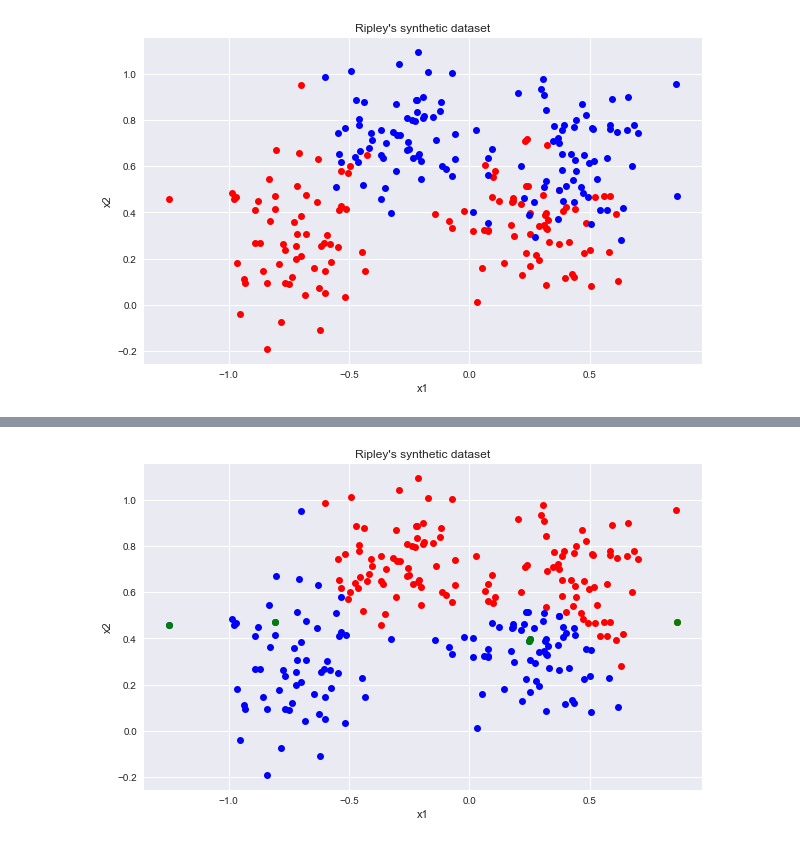
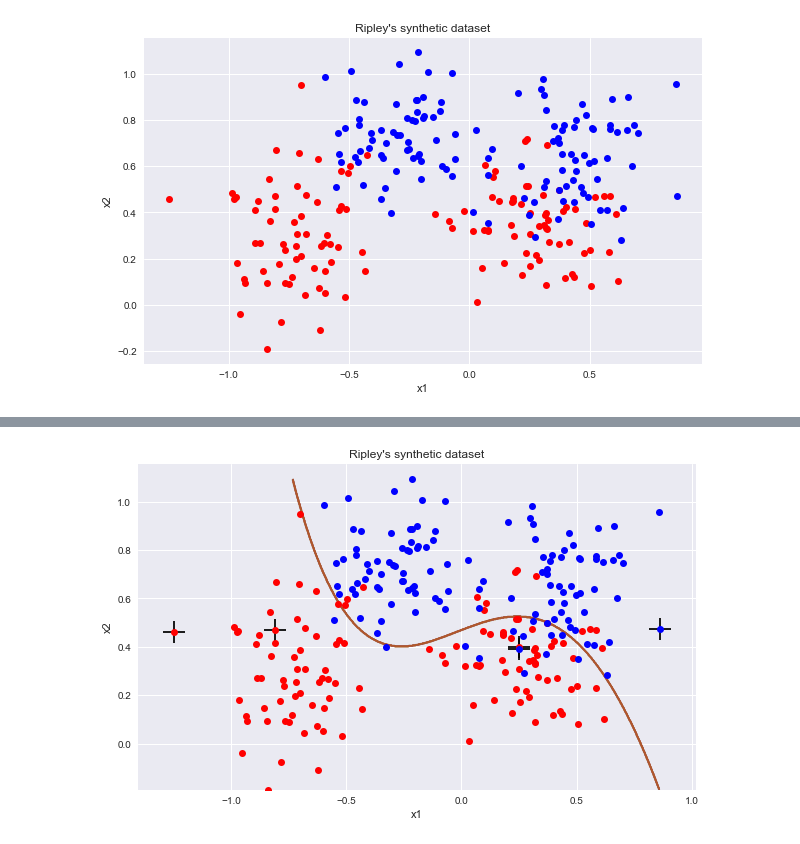
Before and after one commit to PPSantos/DD2434_proj, a Jupyter notebook: src/classification.ipynb, the cells around one changed output, grey strips where cells are left out. Saved outputs shown, nothing was run; the diff lists cells and outputs as text; code cells hidden in the pictures.

Commit message:
decision boundary

```diff
--- a/src/classification.ipynb
+++ b/src/classification.ipynb
@@ -28,7 +28,7 @@ X = np.concatenate((classA, classB), axis=1).T
 
 T = np.concatenate((np.ones(N), np.zeros(N)), axis=0)'''
 
-data = np.loadtxt(open("dataset.csv", "rb"))
+data = np.loadtxt(open("datasets/ripley.csv", "rb"))
 X = data[:, :2]
 T = data[:, 2]
 
@@ -53,12 +53,8 @@ rvc.fit(X,T)
 relevance_vect = rvc.get_relevance_vectors()
 print(" nb rel : ", relevance_vect.shape)
 indexes_relev_vect = [i for i,x in enumerate(X) if x in relevance_vect]
-pred = rvc.predict_proba(X)
-#print(pred)
-
-'''rvc = RVC(verbose=True)
-rvc.fit(X,T)
-'''
+pred = rvc.predict(X)
+print(pred)
 # %% [output]
 A Jupyter Widget
  nb rel :  (5, 2)
@@ -86,15 +68,32 @@ print(pred)
 # %%
-classA_pred = np.argwhere(pred > 0.5)
-classB_pred = np.argwhere(pred <= 0.5)
+'''classA_pred = np.argwhere(pred == 0)
+classB_pred = np.argwhere(pred == 1)'''
+
+h = 0.002  # step size in the mesh
+# create a mesh to plot in
+x_min, x_max = X[:, 0].min(), X[:, 0].max()
+y_min, y_max = X[:, 1].min(), X[:, 1].max()
+xx, yy = np.meshgrid(np.arange(x_min, x_max, h),
+                     np.arange(y_min, y_max, h))
+
+
+# Plot the decision boundary. For that, we will assign a color to each
+# point in the mesh [x_min, m_max]x[y_min, y_max].
+Z = rvc.predict(np.c_[xx.ravel(), yy.ravel()])
+
+# Put the result into a color plot
+Z = Z.reshape(xx.shape)
 
 fig = plt.figure(figsize=(10, 6))
 sns.set(style="darkgrid")
-plt.plot(X[classA_pred, 0], X[classA_pred, 1], 'ro')
-plt.plot(X[classB_pred, 0], X[classB_pred, 1], 'bo')
-plt.plot(relevance_vect[:,0], relevance_vect[:,1], 'go')
+plt.plot(X[classA_indexes, 0], X[classA_indexes, 1], 'ro')
+plt.plot(X[classB_indexes, 0], X[classB_indexes, 1], 'bo')
+plt.scatter(relevance_vect[:,0], relevance_vect[:,1], c='black', marker='+', s=500)
+#plt.plot(relevance_vect[:,0], relevance_vect[:,1], 'go')
+plt.contour(xx, yy, Z, cmap=plt.cm.Paired)
 plt.title('Ripley\'s synthetic dataset')
 plt.xlabel("x1")
 plt.ylabel("x2")
 plt.show()
 # %% [output]
-[figure, old version]
+[figure, new version]
```
Also changed, not shown: parts of 2 cells of this notebook, 1 other file.
